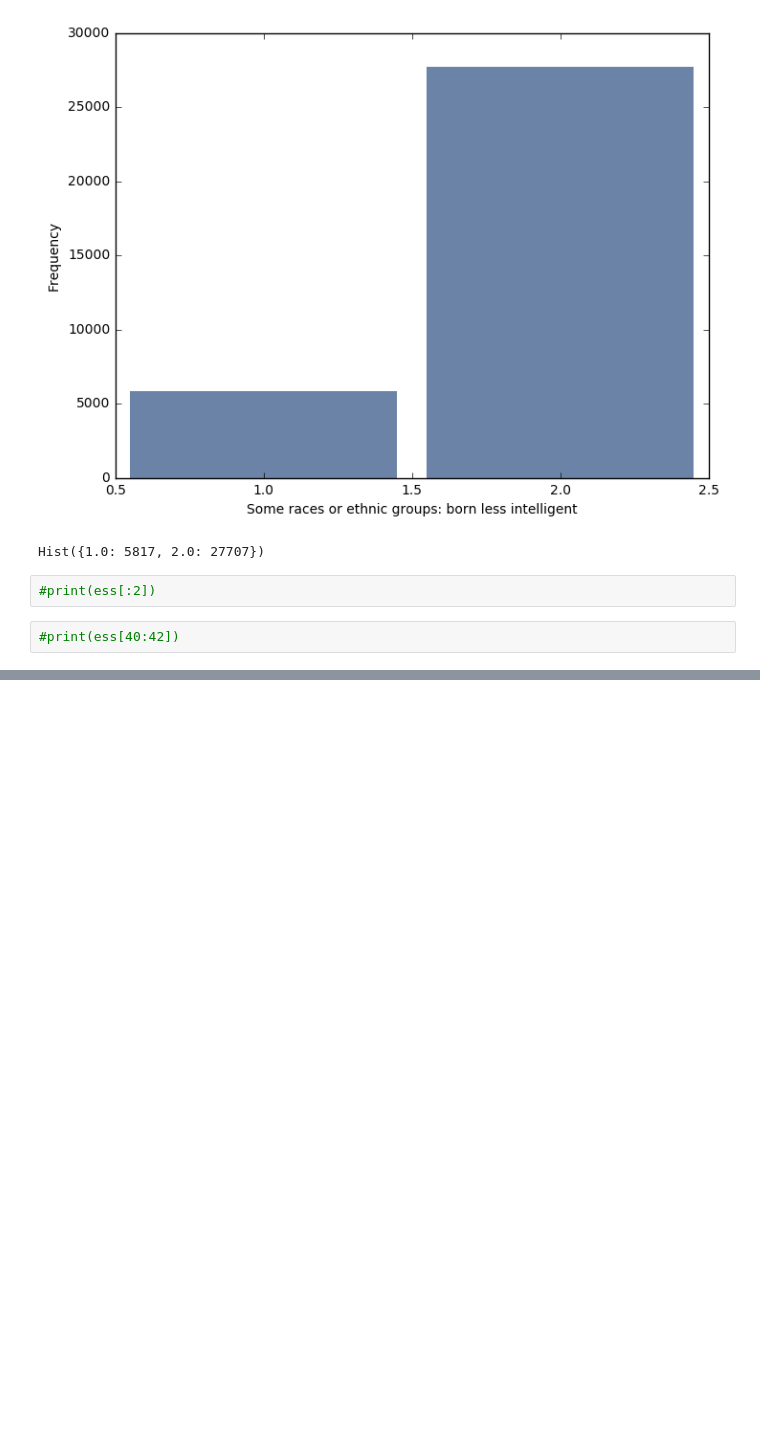
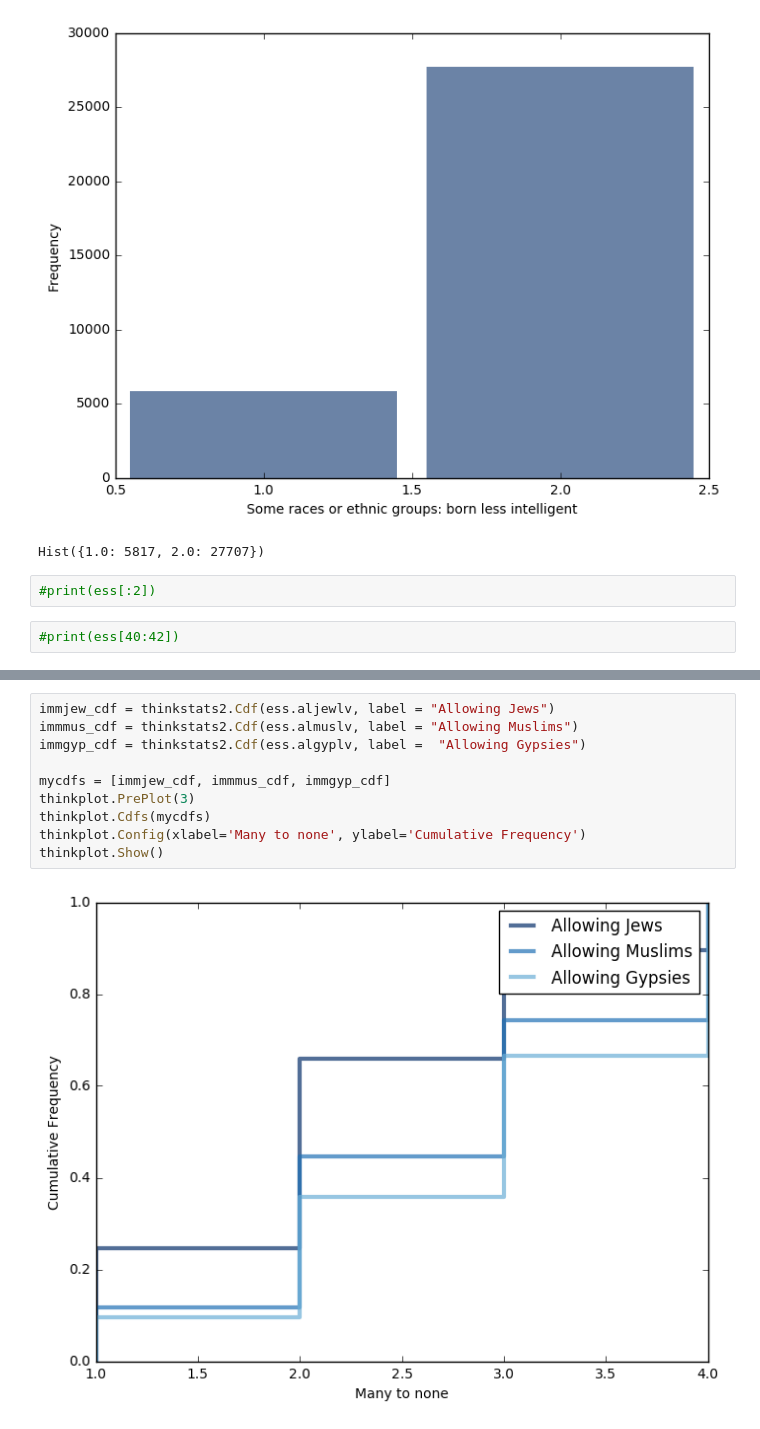
Before and after one commit to apurvaraman/DataScienceReport1, a Jupyter notebook: Report1.ipynb, the cells around one changed output, grey strips where cells are left out. Drawn from its saved outputs; the diff is of its cells as text; blank space fills up the shorter version.

```diff
--- a/Report1.ipynb
+++ b/Report1.ipynb
@@ -271,0 +272,12 @@ thinkplot.Show()
+# %%
+immjew_cdf = thinkstats2.Cdf(ess.aljewlv, label = "Allowing Jews")
+immmus_cdf = thinkstats2.Cdf(ess.almuslv, label = "Allowing Muslims")
+immgyp_cdf = thinkstats2.Cdf(ess.algyplv, label =  "Allowing Gypsies")
+
+mycdfs = [immjew_cdf, immmus_cdf, immgyp_cdf]
+thinkplot.PrePlot(3)
+thinkplot.Cdfs(mycdfs)
+thinkplot.Config(xlabel='Many to none', ylabel='Cumulative Frequency')
+thinkplot.Show()
+# %% [output]
+[figure, added]
```
Also changed, not shown: parts of 2 cells of this notebook.
